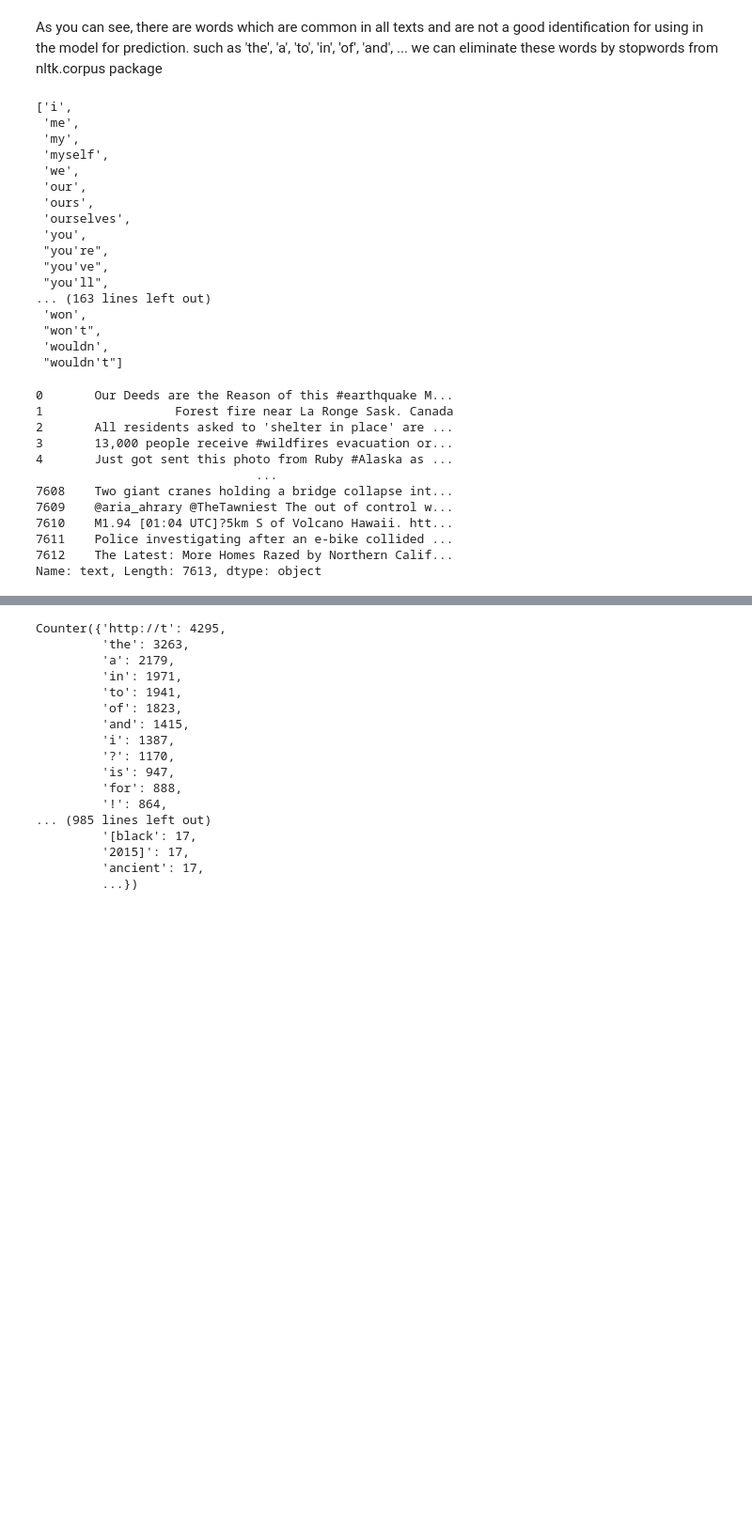
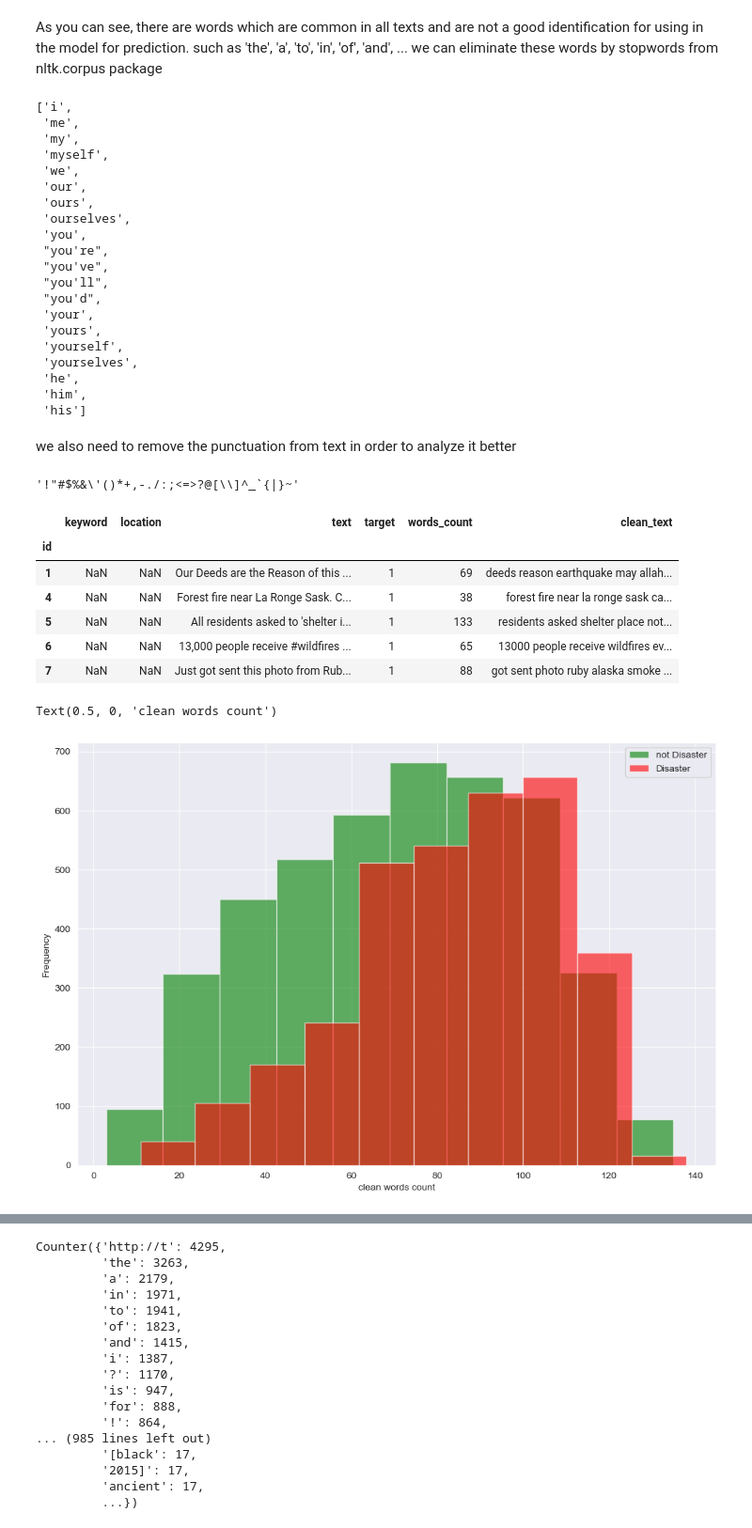
Before and after one commit to shayansm2/kaggle-playground, a Jupyter notebook: nlp-getting-started/eda.ipynb, the cells around one changed output, grey strips where cells are left out. Shown: that part at 94% size. Drawn from its saved outputs; the diff is of its cells as text; code cells hidden in the pictures; blank space fills up the shorter version.

```diff
--- a/nlp-getting-started/eda.ipynb
+++ b/nlp-getting-started/eda.ipynb
@@ -95,7 +112,7 @@ As you can see, there are words which are common in all texts and are not a good
 such as 'the', 'a', 'to', 'in', 'of', 'and', ...
 we can eliminate these words by stopwords from nltk.corpus package
 # %%
-stopwords.words('english')
+stopwords.words('english')[:20]
 # %% [output]
 ['i',
  'me',
@@ -109,23 +126,39 @@ stopwords.words('english')
  "you're",
  "you've",
  "you'll",
-... (163 lines left out)
- 'won',
- "won't",
- 'wouldn',
- "wouldn't"]
+ "you'd",
+ 'your',
+ 'yours',
+ 'yourself',
+ 'yourselves',
+ 'he',
+ 'him',
+ 'his']
+# %% [markdown]
+we also need to remove the punctuation from text in order to analyze it better
+# %%
+string.punctuation
+# %% [output]
+'!"#$%&\'()*+,-./:;<=>?@[\\]^_`{|}~'
+# %%
+def text_process(mess: str):
+    # Check characters to see if they are in punctuation
+    nopunc = [char for char in mess if char not in string.punctuation]
+
+    # Join the characters again to form the string.
+    nopunc = ''.join(nopunc)
+    nopunc = nopunc.lower().strip()
+
+    # Now just remove any stopwords
+    return ' '.join([word for word in nopunc.split() if word.lower() not in stopwords.words('english')])
 # %%
-df_train['text']
+df['clean_text'] = df['text'].apply(text_process)
+df.head()
 # %% [output]
-0       Our Deeds are the Reason of this #earthquake M...
-1                  Forest fire near La Ronge Sask. Canada
-2       All residents asked to 'shelter in place' are ...
-3       13,000 people receive #wildfires evacuation or...
-4       Just got sent this photo from Ruby #Alaska as ...
-                              ...
-7608    Two giant cranes holding a bridge collapse int...
-7609    @aria_ahrary @TheTawniest The out of control w...
-7610    M1.94 [01:04 UTC]?5km S of Volcano Hawaii. htt...
-7611    Police investigating after an e-bike collided ...
-7612    The Latest: More Homes Razed by Northern Calif...
-Name: text, Length: 7613, dtype: object
+|  | keyword | location | text | target | words_count | clean_text |
+| id |  |  |  |  |  |  |
+| 1 | NaN | NaN | Our Deeds are the Reason of this ... | 1 | 69 | deeds reason earthquake may allah... |
+| 4 | NaN | NaN | Forest fire near La Ronge Sask. C... | 1 | 38 | forest fire near la ronge sask ca... |
+| 5 | NaN | NaN | All residents asked to 'shelter i... | 1 | 133 | residents asked shelter place not... |
+| 6 | NaN | NaN | 13,000 people receive #wildfires ... | 1 | 65 | 13000 people receive wildfires ev... |
+| 7 | NaN | NaN | Just got sent this photo from Rub... | 1 | 88 | got sent photo ruby alaska smoke ... |
@@ -136,0 +165,14 @@ text = re.sub('\!+', ' !', text)
+# %%
+df['clean_words_count'] = df['clean_text'].apply(len)
+
+plt.figure(figsize=(12, 8))
+
+df[df.target == 0].clean_words_count.plot(kind='hist', color='green',
+                                    label='not Disaster', alpha=0.6)
+df[df.target == 1].clean_words_count.plot(kind='hist', color='red',
+                                    label='Disaster', alpha=0.6)
+plt.legend()
+plt.xlabel("clean words count")
+# %% [output]
+Text(0.5, 0, 'clean words count')
+[figure, added]
```
Also changed, not shown: parts of 11 cells of this notebook, 1 other file.
